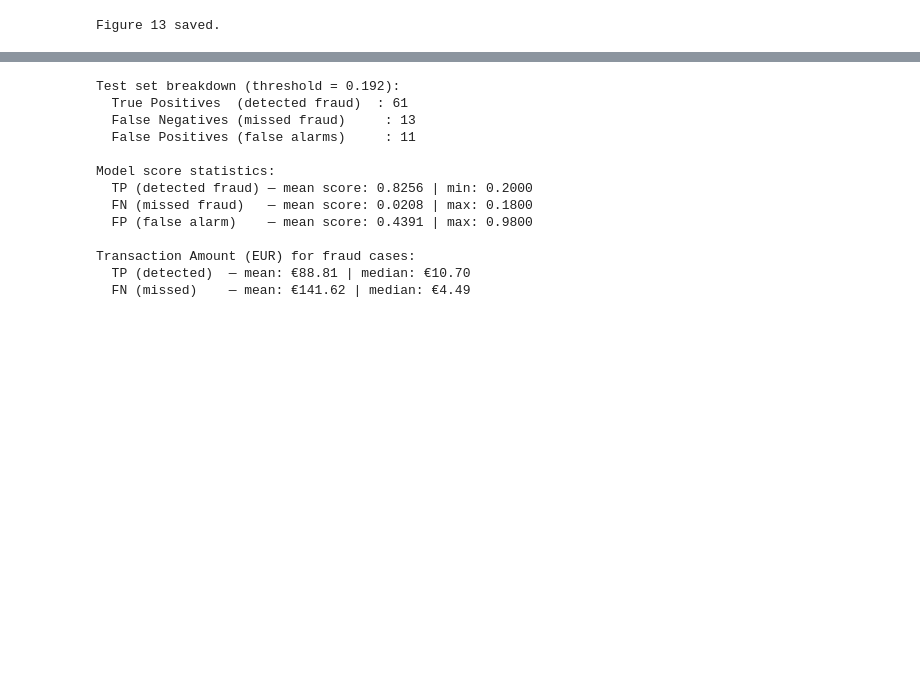
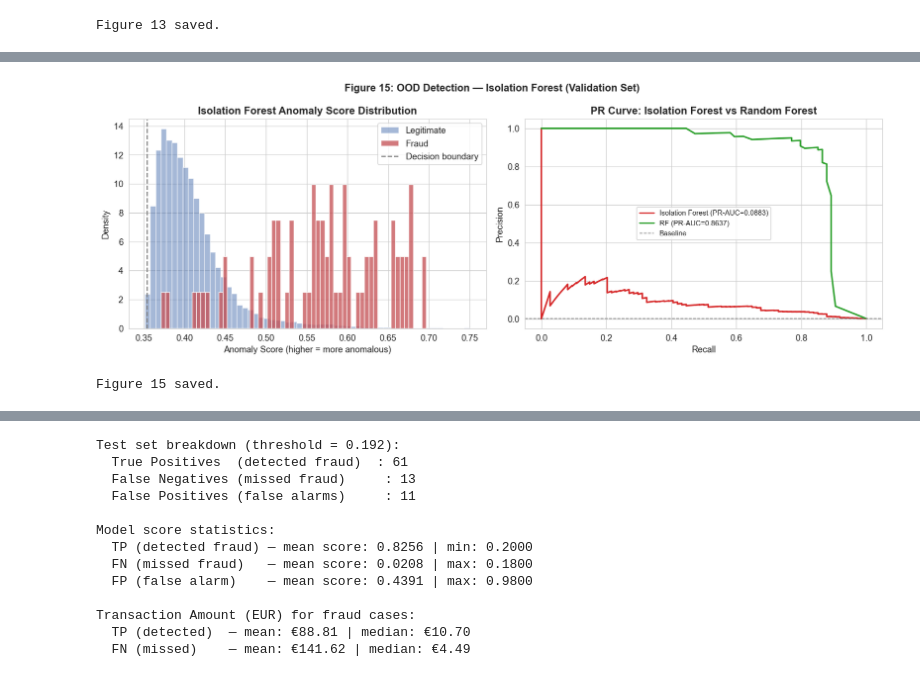
Before and after one commit to OmPrajapati2110/EE559-Fraud-Detection, a Jupyter notebook: notebooks/fraud_detection_final.ipynb, the cells around one changed output, grey strips where cells are left out. Saved outputs shown, nothing was run; the diff lists cells and outputs as text; code cells hidden in the pictures; blank space fills up the shorter version.

```diff
--- a/notebooks/fraud_detection_final.ipynb
+++ b/notebooks/fraud_detection_final.ipynb
@@ -1433,0 +1573,37 @@ Figure 13 saved.
+# %%
+# ── Anomaly score distributions ──────────────────────────────────────────
+fig, axes = plt.subplots(1, 2, figsize=(14, 5))
+
+# Score distribution: fraud vs legitimate
+fraud_scores  = val_ood_score[y_val == 1]
+legit_scores  = val_ood_score[y_val == 0]
+
+axes[0].hist(legit_scores,  bins=60, alpha=0.5, color='#4C72B0', label='Legitimate', density=True)
+axes[0].hist(fraud_scores,  bins=60, alpha=0.75, color='#C44E52', label='Fraud', density=True)
+axes[0].axvline(x=np.percentile(val_ood_score, 100*(1-fraud_rate)*100/len(val_ood_score)*len(val_ood_score)/len(val_ood_score)),
+                color='gray', linestyle='--', lw=1.5, label='Decision boundary')
+axes[0].set_xlabel('Anomaly Score (higher = more anomalous)')
+axes[0].set_ylabel('Density')
+axes[0].set_title('Isolation Forest Anomaly Score Distribution', fontweight='bold')
+axes[0].legend()
+
+# PR curve for OOD detector vs RF
+prec_ood, rec_ood, _ = precision_recall_curve(y_val, val_ood_score)
+prec_rf,  rec_rf,  _ = precision_recall_curve(y_val, rf_prob)
+
+axes[1].plot(rec_ood, prec_ood, color='#D62728', lw=2, label=f'Isolation Forest (PR-AUC={ood_pr_val:.4f})')
+axes[1].plot(rec_rf,  prec_rf,  color='#2CA02C', lw=2, label=f'RF (PR-AUC={rf_pr:.4f})')
+axes[1].axhline(y=y_val.mean(), color='gray', linestyle='--', lw=1, label='Baseline')
+axes[1].set_xlabel('Recall'); axes[1].set_ylabel('Precision')
+axes[1].set_title('PR Curve: Isolation Forest vs Random Forest', fontweight='bold')
+axes[1].legend(fontsize=9)
+
+fig.suptitle('Figure 15: OOD Detection — Isolation Forest (Validation Set)',
+             fontsize=13, fontweight='bold')
+plt.tight_layout()
+plt.savefig('../reports/figures/fig_15_ood_isolation_forest.png', dpi=150, bbox_inches='tight')
+plt.show()
+print('Figure 15 saved.')
+# %% [output]
+[figure, added]
+Figure 15 saved.
```
Also changed, not shown: parts of 17 cells of this notebook, 3 other files.
